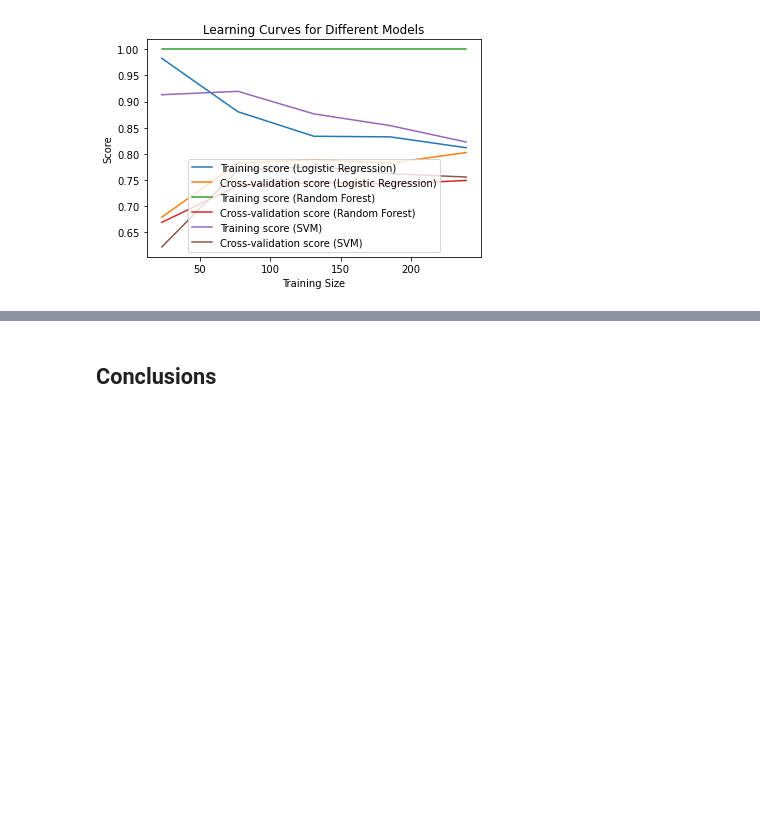
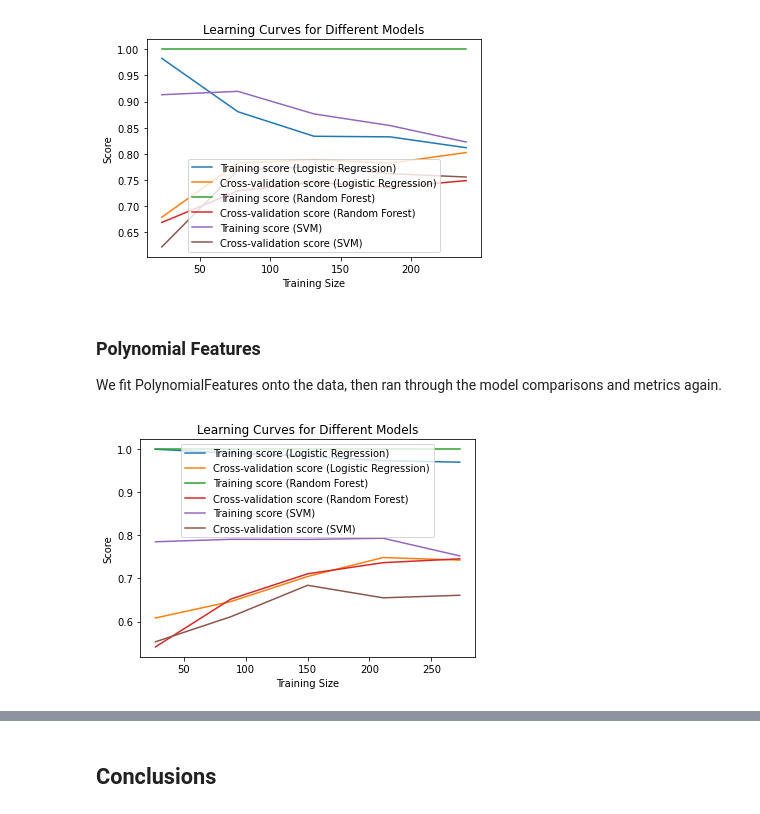
Before and after one commit to chrismiley87/capstone, a Jupyter notebook: election_data.ipynb, the cells around one changed output, grey strips where cells are left out. Saved outputs shown, nothing was run; the diff lists cells and outputs as text; code cells hidden in the pictures; blank space fills up the shorter version.

```diff
--- a/election_data.ipynb
+++ b/election_data.ipynb
@@ -1624,4 +1671,7 @@ plt.title('Learning Curves for Different Models')
 plt.show()
 # %% [output]
 [figure]
+# %% [markdown]
+### Polynomial Features
+We fit PolynomialFeatures onto the data, then ran through the model comparisons and metrics again.
 # %%
@@ -1631 +1683,27 @@ X_poly = poly.fit_transform(X_scaled)
 X_train, X_test, y_train, y_test = train_test_split(X_poly, y, test_size=0.2, random_state=42)
+# %%
+#list several models to compare
+models = [
+       ('Logistic Regression', LogisticRegression(C=best_C, solver='liblinear')),
+       ('Random Forest', RandomForestClassifier()),
+       ('SVM', SVC(probability=True))
+   ]
+
+#calculate learning curve, mean scores for each model
+for name, model in models:
+    train_sizes, train_scores, test_scores = learning_curve(model, X_train, y_train, cv=5)
+
+    train_scores_mean = train_scores.mean(axis=1)
+    test_scores_mean = test_scores.mean(axis=1)
+
+    plt.plot(train_sizes, train_scores_mean, label=f'Training score ({name})')
+    plt.plot(train_sizes, test_scores_mean, label=f'Cross-validation score ({name})')
+
+#plot results
+plt.xlabel('Training Size')
+plt.ylabel('Score')
+plt.legend()
+plt.title('Learning Curves for Different Models')
+plt.show()
+# %% [output]
+[figure, added]
```
Also changed, not shown: parts of 7 cells of this notebook.
